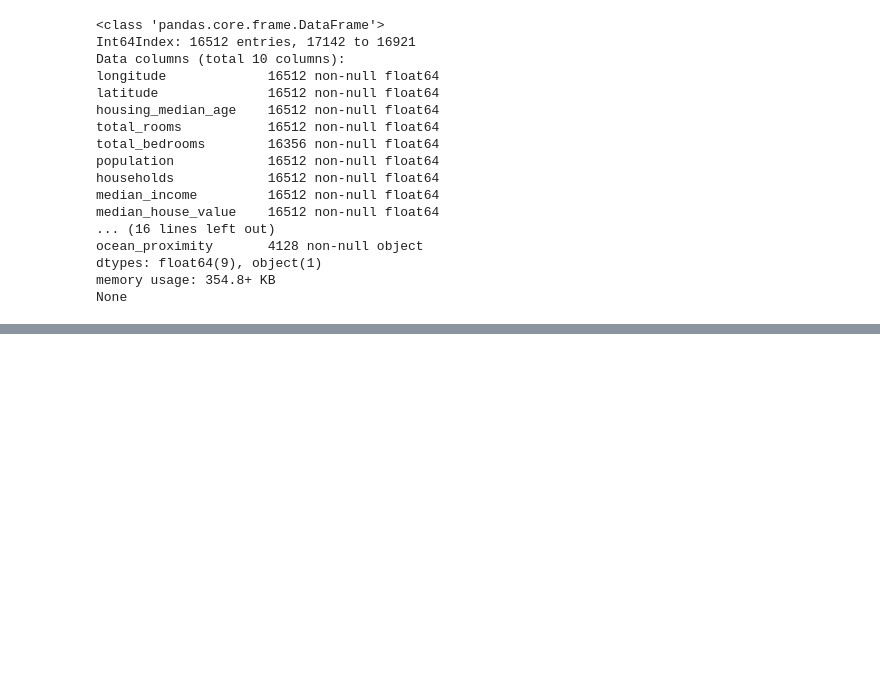
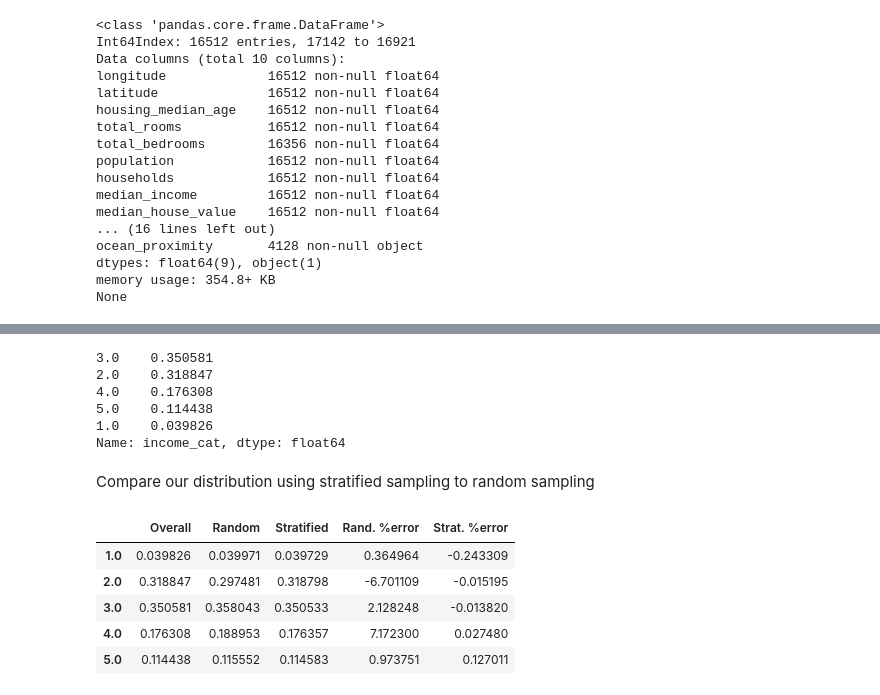
Before and after one commit to jaredwelch1/Housing_Data_Notebook, a Jupyter notebook: Housing_data_notebook.ipynb, the cells around one changed output, grey strips where cells are left out. Cells and saved outputs as stored; diff of their text form; code cells hidden in the pictures; blank space fills up the shorter version.

```diff
--- a/Housing_data_notebook.ipynb
+++ b/Housing_data_notebook.ipynb
@@ -101,0 +128,33 @@ Verified that we split our data and their sizes are the expected sizes, now we c
+# %%
+data['income_cat'].value_counts() / len(data)
+# %% [output]
+3.0    0.350581
+2.0    0.318847
+4.0    0.176308
+5.0    0.114438
+1.0    0.039826
+Name: income_cat, dtype: float64
+# %% [markdown]
+Compare our distribution using stratified sampling to random sampling
+# %%
+def income_cat_proportions(data):
+    return data["income_cat"].value_counts() / len(data)
+
+train_set, test_set = train_test_split(data, test_size=0.2, random_state=7)
+
+compare_props = pd.DataFrame({
+    "Overall": income_cat_proportions(data),
+    "Stratified": income_cat_proportions(strat_test_set),
+    "Random": income_cat_proportions(test_set),
+}).sort_index()
+compare_props["Rand. %error"] = 100 * compare_props["Random"] / compare_props["Overall"] - 100
+compare_props["Strat. %error"] = 100 * compare_props["Stratified"] / compare_props["Overall"] - 100
+# %%
+compare_props
+# %% [output]
+|  | Overall | Random | Stratified | Rand. %error | Strat. %error |
+| 1.0 | 0.039826 | 0.039971 | 0.039729 | 0.364964 | -0.243309 |
+| 2.0 | 0.318847 | 0.297481 | 0.318798 | -6.701109 | -0.015195 |
+| 3.0 | 0.350581 | 0.358043 | 0.350533 | 2.128248 | -0.013820 |
+| 4.0 | 0.176308 | 0.188953 | 0.176357 | 7.172300 | 0.027480 |
+| 5.0 | 0.114438 | 0.115552 | 0.114583 | 0.973751 | 0.127011 |
```
Also changed, not shown: parts of 12 cells of this notebook.
